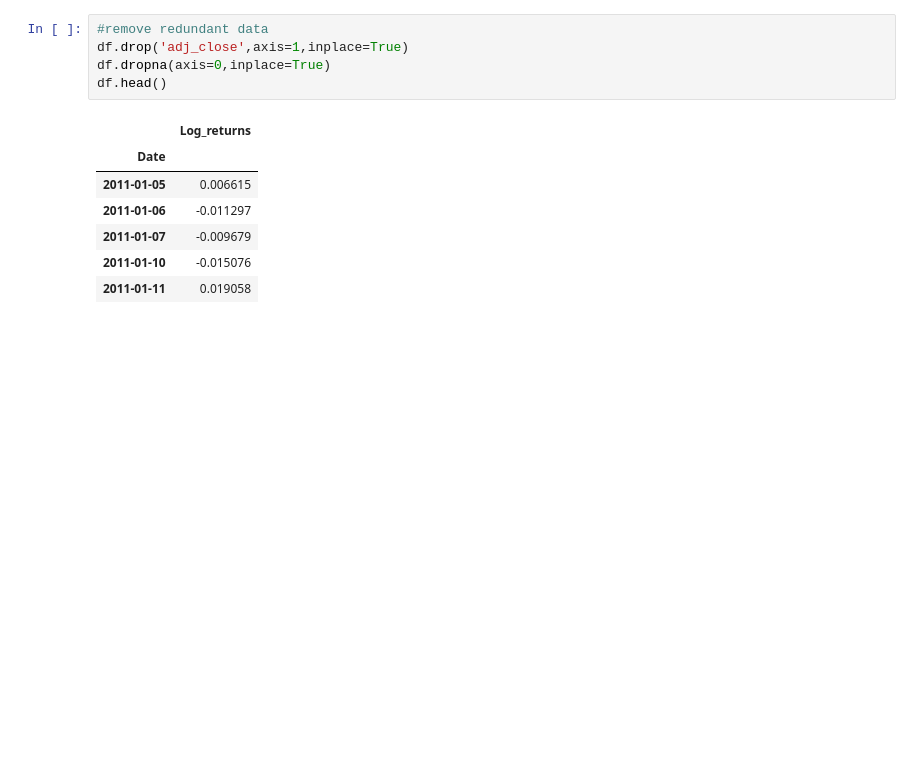
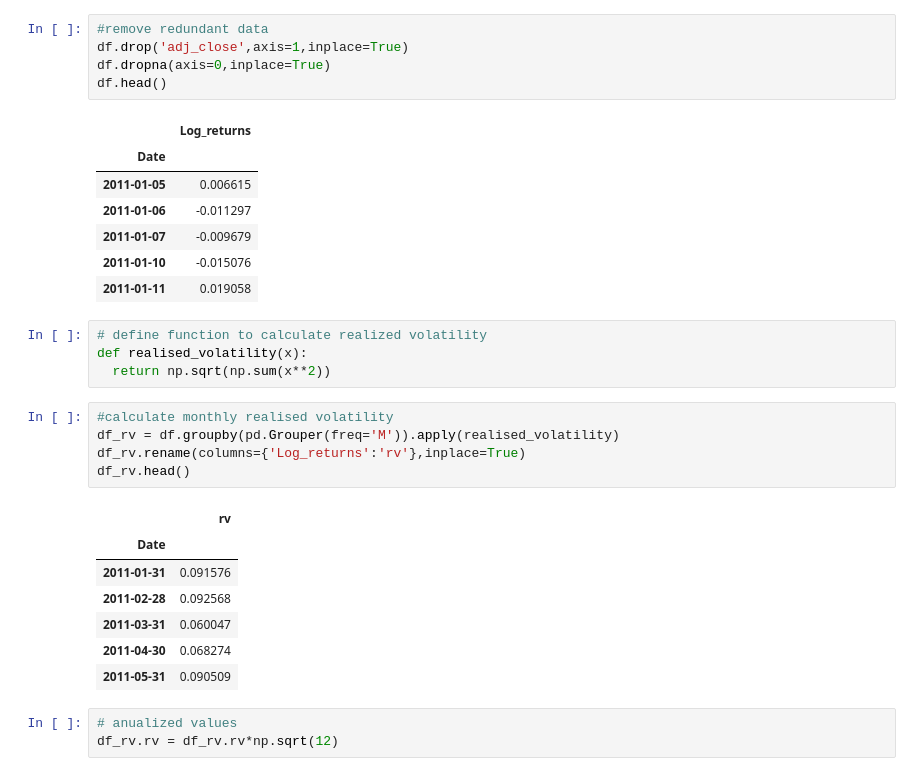
Before and after one commit to Datriks/Python-for-Finance, a Jupyter notebook: Rbs_calc_returns_and_volatility.ipynb, the cells around one changed output. Cells and saved outputs as stored; diff of their text form; blank space fills up the shorter version.

```diff
--- a/Rbs_calc_returns_and_volatility.ipynb
+++ b/Rbs_calc_returns_and_volatility.ipynb
@@ -82,3 +60,23 @@ df.head()
 | 2011-01-07 | -0.009679 |
 | 2011-01-10 | -0.015076 |
 | 2011-01-11 | 0.019058 |
+# %%
+# define function to calculate realized volatility
+def realised_volatility(x):
+  return np.sqrt(np.sum(x**2))
+# %%
+#calculate monthly realised volatility
+df_rv = df.groupby(pd.Grouper(freq='M')).apply(realised_volatility)
+df_rv.rename(columns={'Log_returns':'rv'},inplace=True)
+df_rv.head()
+# %% [output]
+|  | rv |
+| Date |  |
+| 2011-01-31 | 0.091576 |
+| 2011-02-28 | 0.092568 |
+| 2011-03-31 | 0.060047 |
+| 2011-04-30 | 0.068274 |
+| 2011-05-31 | 0.090509 |
+# %%
+# anualized values
+df_rv.rv = df_rv.rv*np.sqrt(12)
```
Also changed, not shown: parts of 5 cells of this notebook.
